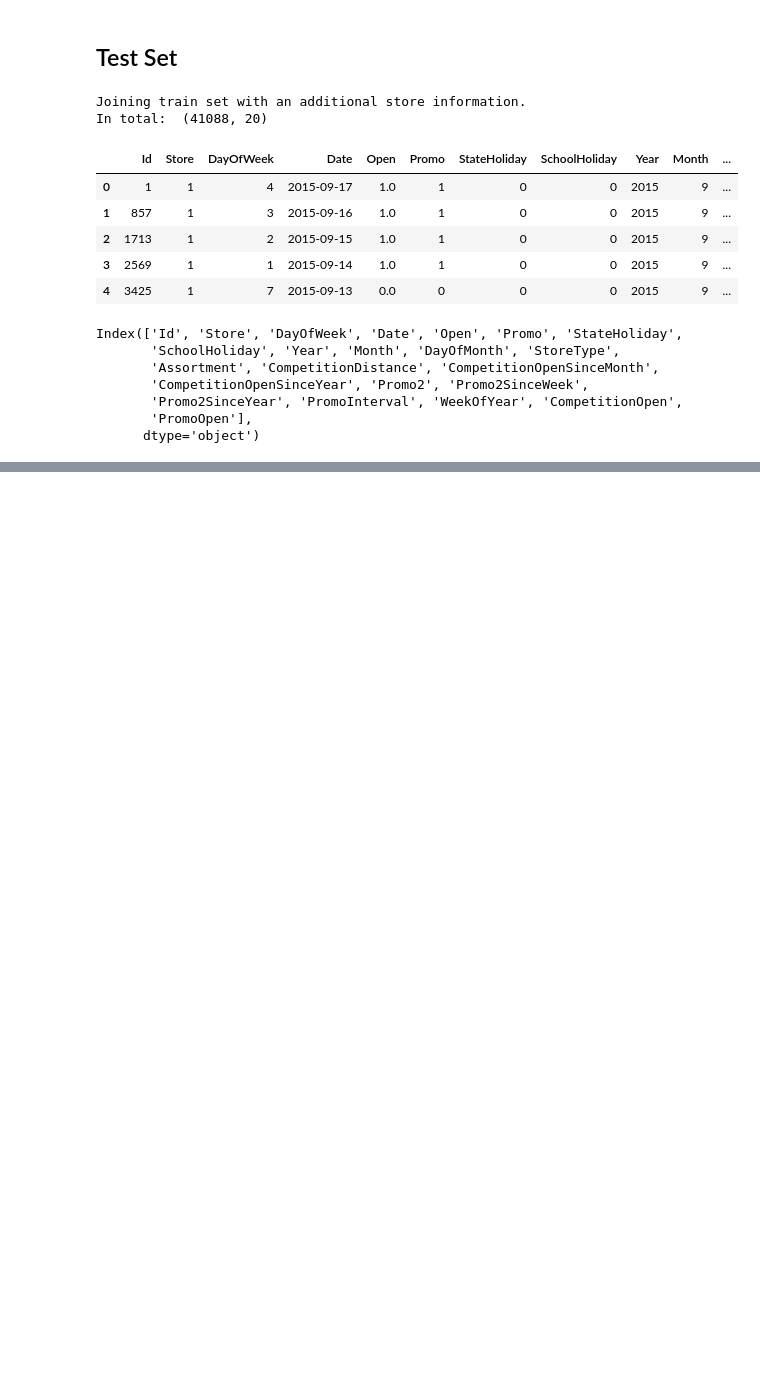
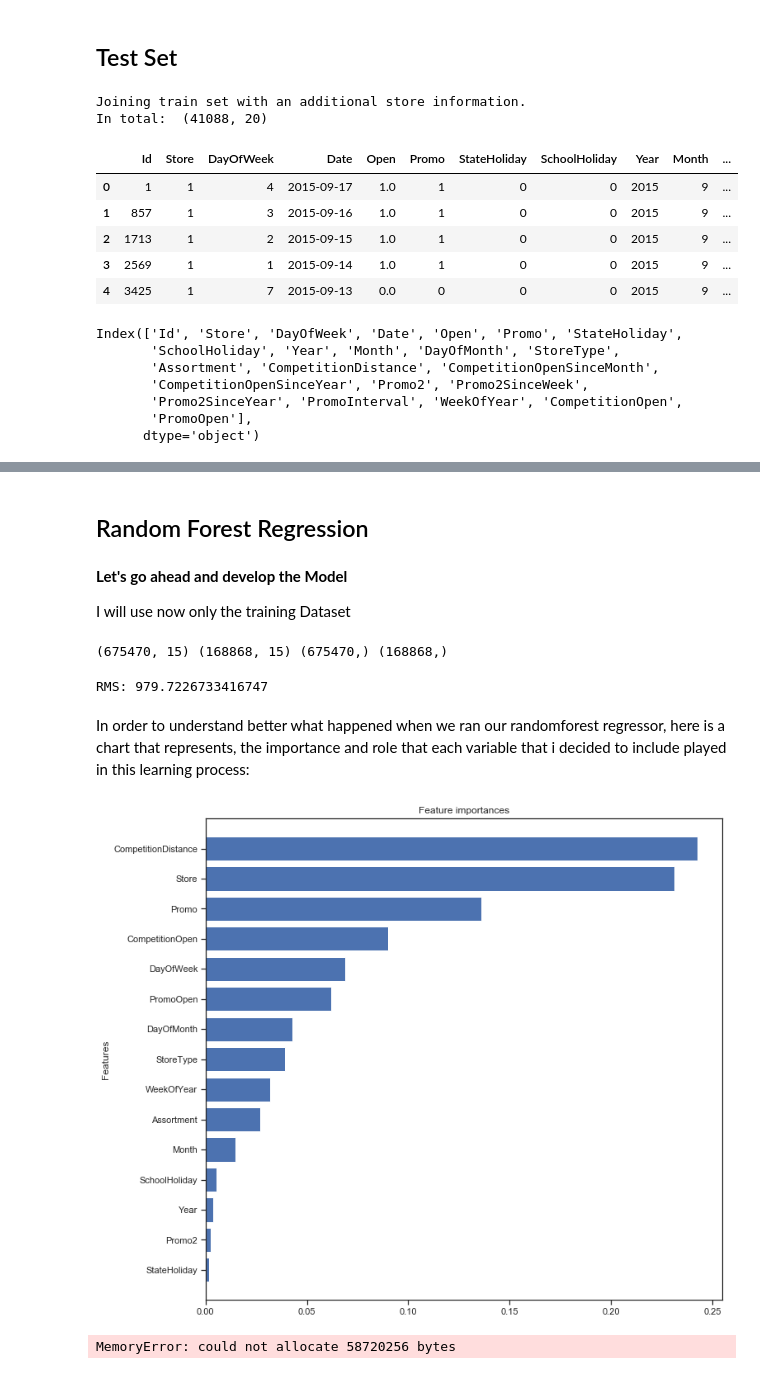
Before and after one commit to comsavvy/Rossman-Sales-Prediction, a Jupyter notebook: Rossman Sales Prediction.ipynb, the cells around one changed output, grey strips where cells are left out. Cells and saved outputs as stored; diff of their text form; code cells hidden in the pictures; blank space fills up the shorter version.

Commit message:
add random forest regressor model

```diff
--- a/Rossman Sales Prediction.ipynb
+++ b/Rossman Sales Prediction.ipynb
@@ -795,0 +803,73 @@ test_store.drop(['Open'],axis=1,inplace=True)
+# %% [markdown]
+## Random Forest Regression
+# %% [markdown]
+**Let's go ahead and develop the Model**
+
+I will use now only the training Dataset
+# %%
+from sklearn import model_selection
+from sklearn import metrics
+
+features = train_store[features]
+target = train_store['Sales']
+
+X_train, X_train_test, y_train, y_train_test = model_selection.train_test_split(features, target, test_size = 0.20, random_state = 15)
+# I call here train_test_set which is  divided 80% and 20% validation
+print(X_train.shape, X_train_test.shape, y_train.shape, y_train_test.shape)
+# %% [output]
+(675470, 15) (168868, 15) (675470,) (168868,)
+# %%
+from sklearn.metrics import mean_squared_error
+from math import sqrt
+
+from sklearn.ensemble import RandomForestRegressor
+
+rfr = RandomForestRegressor(n_estimators=10)
+rfr.fit(X_train, y_train)
+yhat = rfr.predict(X_train_test)
+rms_rfr = sqrt(mean_squared_error(y_train_test, yhat))
+print("RMS:", rms_rfr)
+# %% [output]
+RMS: 979.7226733416747
+# %% [markdown]
+In order to understand better what happened when we ran our randomforest regressor, here is a chart that represents, the importance and role that each variable that i decided to include played in this learning process:
+# %%
+import itertools
+importances = rfr.feature_importances_
+std = np.std([rfr.feature_importances_ for tree in rfr.estimators_],
+             axis=0)
+indices = np.argsort(importances)
+palette1 = itertools.cycle(sns.color_palette())
+# Store the feature ranking
+features_ranked=[]
+for f in range(X_train.shape[1]):
+    features_ranked.append(X_train.columns[indices[f]])
+# Plot the feature importances of the forest
+
+plt.figure(figsize=(10,10))
+plt.title("Feature importances")
+plt.barh(range(X_train.shape[1]), importances[indices],
+            color=[next(palette1)], align="center")
+plt.yticks(range(X_train.shape[1]), features_ranked)
+plt.ylabel('Features')
+plt.ylim([-1, X_train.shape[1]])
+plt.show()
+# %% [output]
+[figure, added]
+# %%
+# Try different numbers of n_estimators - this will take a minute or so
+from sklearn.ensemble import RandomForestRegressor
+
+model = RandomForestRegressor(n_jobs=-1)
+estimators = np.arange(10, 200, 10)
+scores = []
+for n in estimators:
+    model.set_params(n_estimators=n)
+    model.fit(X_train, y_train)
+    scores.append(model.score(X_train_test, y_train_test))
+plt.title("Effect of n_estimators")
+plt.xlabel("n_estimator")
+plt.ylabel("score")
+plt.plot(estimators, scores)
+# %% [output]
+MemoryError: could not allocate 58720256 bytes
```
Also changed, not shown: parts of 3 cells of this notebook.
